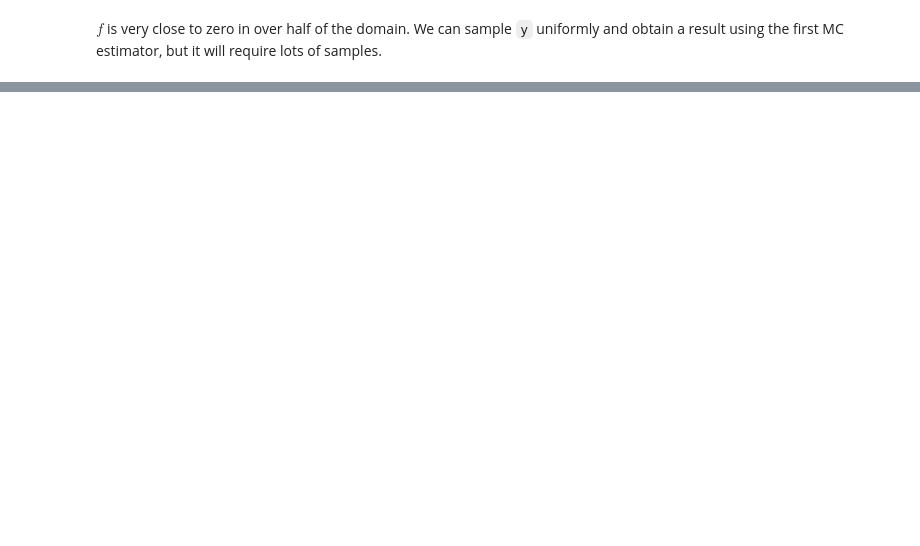
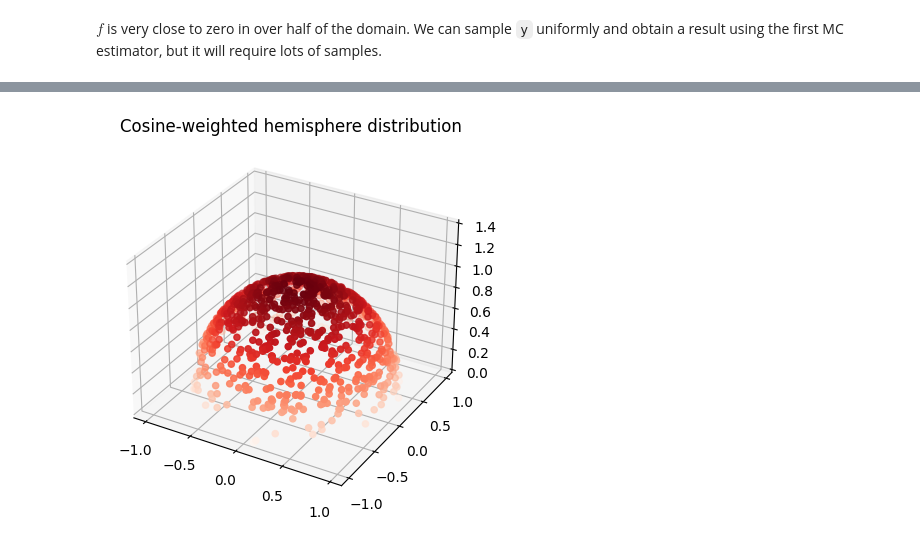
Before and after one commit to Nelarius/notebooks, a Jupyter notebook: raytracing/monte_carlo.ipynb, the cells around one changed output, grey strips where cells are left out. Cells and saved outputs as stored; diff of their text form; code cells hidden in the pictures; blank space fills up the shorter version.

```diff
--- a/raytracing/monte_carlo.ipynb
+++ b/raytracing/monte_carlo.ipynb
@@ -64,0 +253,12 @@ mse
+# %%
+points = [point_in_cosine_distribution(u1[i], u2[i]) for i in range(1000)]
+x, y, z = zip(*points)
+
+fig = plt.figure()
+ax = plt.axes(projection='3d')
+ax.scatter3D(x, y, z, c=z, cmap='Reds')
+ax.set_title("Cosine-weighted hemisphere distribution")
+ax.set_zlim(0, 1.4)  # Set the z-axis range
+plt.show()
+# %% [output]
+[figure, added]
```
Also changed, not shown: parts of 11 cells of this notebook.
